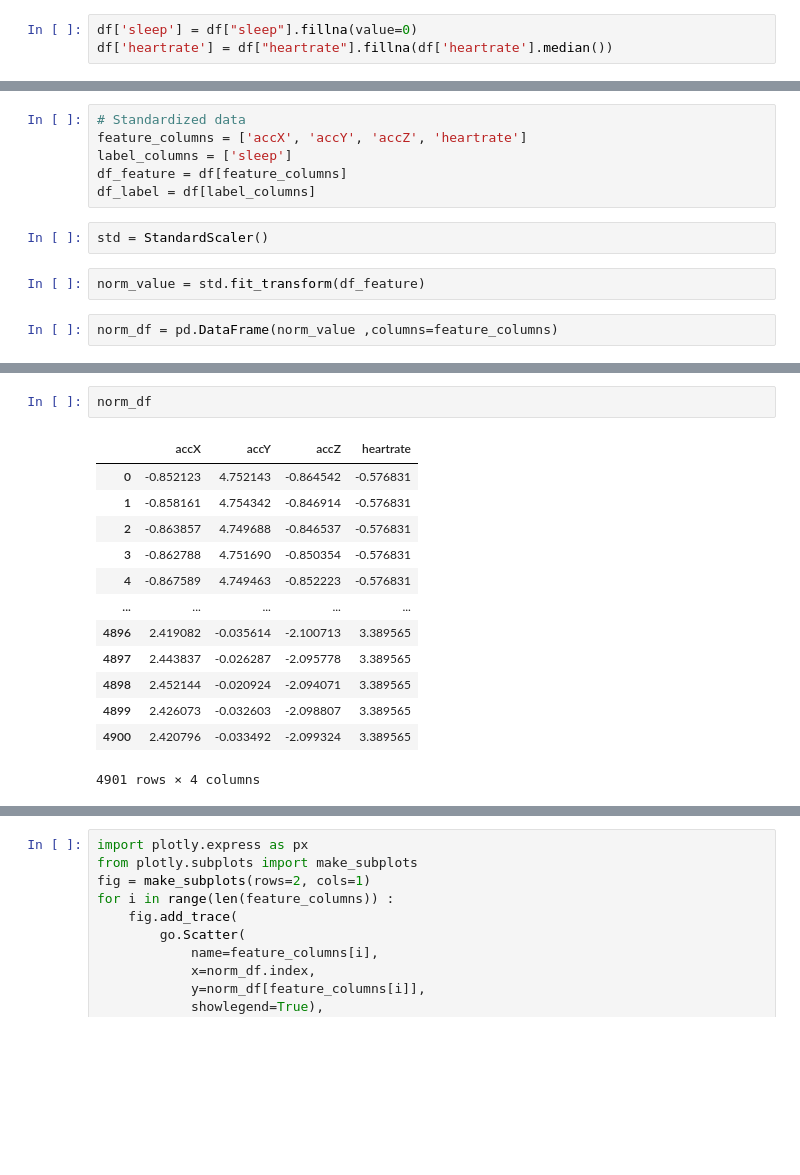
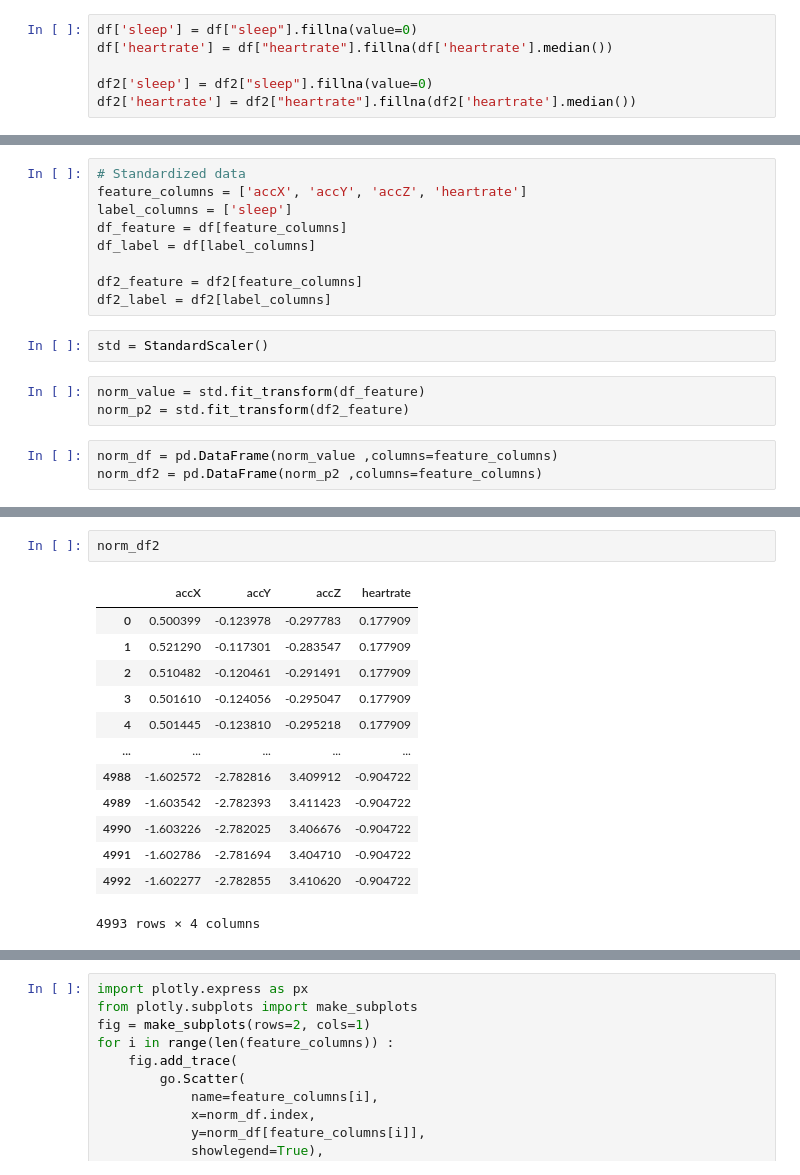
Before and after one commit to aphisit-ths/MACHINE-LEARNING-COURSE2022, a Jupyter notebook: [8#CLASSIFICATION WITH SVC ,SVM]/CLASSIFICATION MODEL SVM TIME SERIES.ipynb, the cells around one changed output, grey strips where cells are left out. Saved outputs shown, nothing was run; the diff lists cells and outputs as text; blank space fills up the shorter version.

```diff
--- a/[8#CLASSIFICATION WITH SVC ,SVM]/CLASSIFICATION MODEL SVM TIME SERIES.ipynb
+++ b/[8#CLASSIFICATION WITH SVC ,SVM]/CLASSIFICATION MODEL SVM TIME SERIES.ipynb
@@ -208,3 +224,6 @@ dtype: int64
 # %%
 df['sleep'] = df["sleep"].fillna(value=0)
 df['heartrate'] = df["heartrate"].fillna(df['heartrate'].median())
+
+df2['sleep'] = df2["sleep"].fillna(value=0)
+df2['heartrate'] = df2["heartrate"].fillna(df2['heartrate'].median())
@@ -232,9 +235,14 @@ feature_columns = ['accX', 'accY', 'accZ', 'heartrate']
 label_columns = ['sleep']
 df_feature = df[feature_columns]
 df_label = df[label_columns]
+
+df2_feature = df2[feature_columns]
+df2_label = df2[label_columns]
 # %%
 std = StandardScaler()
 # %%
 norm_value = std.fit_transform(df_feature)
+norm_p2 = std.fit_transform(df2_feature)
 # %%
 norm_df = pd.DataFrame(norm_value ,columns=feature_columns)
+norm_df2 = pd.DataFrame(norm_p2 ,columns=feature_columns)
@@ -241,16 +265,16 @@ norm_df = pd.DataFrame(norm_value ,columns=feature_columns)
 # %%
-norm_df
+norm_df2
 # %% [output]
 |  | accX | accY | accZ | heartrate |
-| 0 | -0.852123 | 4.752143 | -0.864542 | -0.576831 |
-| 1 | -0.858161 | 4.754342 | -0.846914 | -0.576831 |
-| 2 | -0.863857 | 4.749688 | -0.846537 | -0.576831 |
-| 3 | -0.862788 | 4.751690 | -0.850354 | -0.576831 |
-| 4 | -0.867589 | 4.749463 | -0.852223 | -0.576831 |
+| 0 | 0.500399 | -0.123978 | -0.297783 | 0.177909 |
+| 1 | 0.521290 | -0.117301 | -0.283547 | 0.177909 |
+| 2 | 0.510482 | -0.120461 | -0.291491 | 0.177909 |
+| 3 | 0.501610 | -0.124056 | -0.295047 | 0.177909 |
+| 4 | 0.501445 | -0.123810 | -0.295218 | 0.177909 |
 | ... | ... | ... | ... | ... |
-| 4896 | 2.419082 | -0.035614 | -2.100713 | 3.389565 |
-| 4897 | 2.443837 | -0.026287 | -2.095778 | 3.389565 |
-| 4898 | 2.452144 | -0.020924 | -2.094071 | 3.389565 |
-| 4899 | 2.426073 | -0.032603 | -2.098807 | 3.389565 |
-| 4900 | 2.420796 | -0.033492 | -2.099324 | 3.389565 |
+| 4988 | -1.602572 | -2.782816 | 3.409912 | -0.904722 |
+| 4989 | -1.603542 | -2.782393 | 3.411423 | -0.904722 |
+| 4990 | -1.603226 | -2.782025 | 3.406676 | -0.904722 |
+| 4991 | -1.602786 | -2.781694 | 3.404710 | -0.904722 |
+| 4992 | -1.602277 | -2.782855 | 3.410620 | -0.904722 |
-4901 rows × 4 columns
+4993 rows × 4 columns
```
Also changed, not shown: parts of 45 cells of this notebook, 10 other files.
